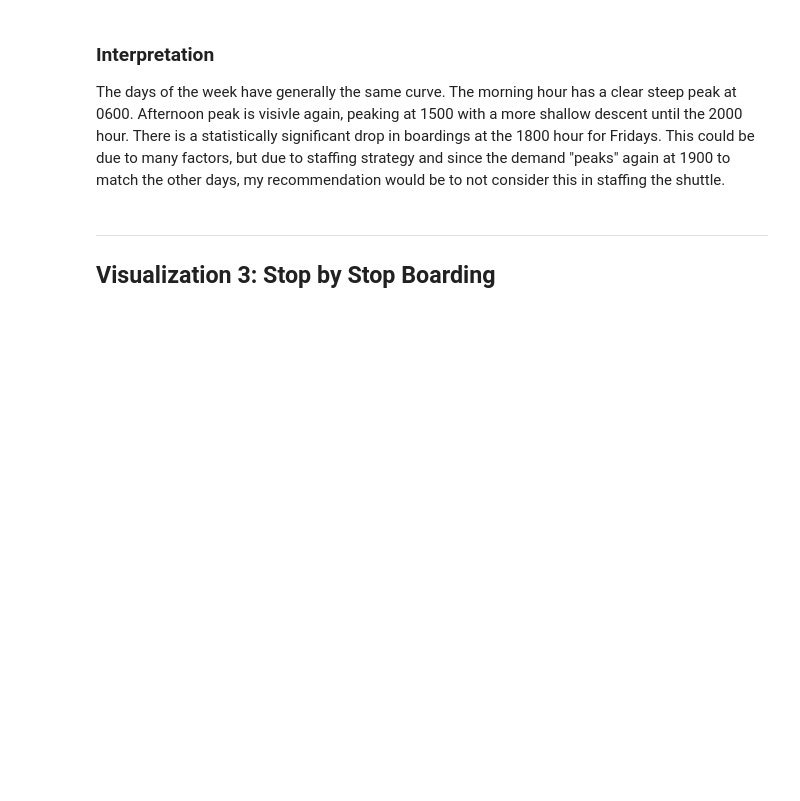
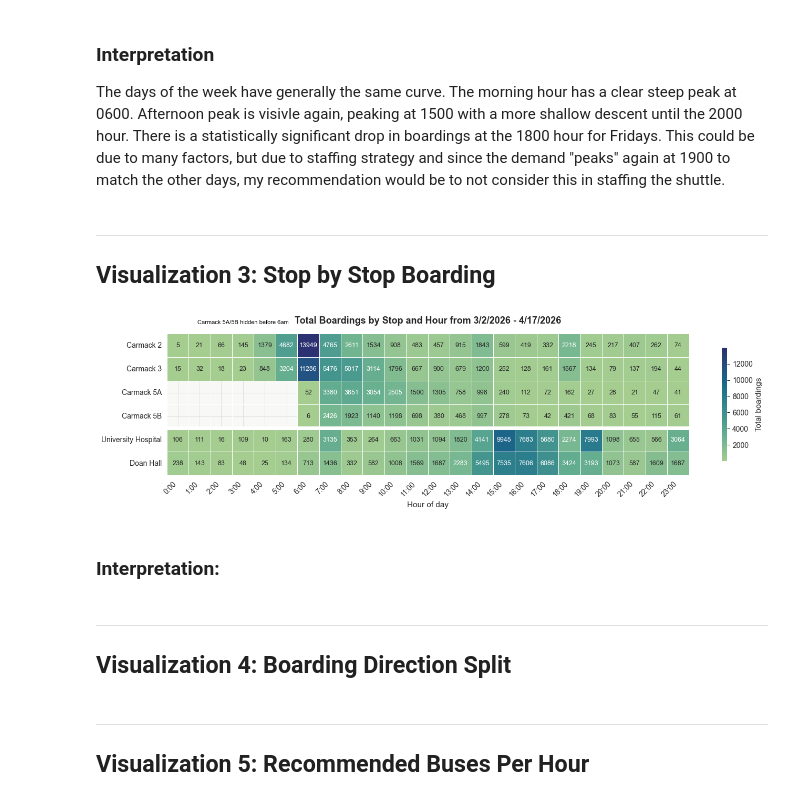
Before and after one commit to morgan1461/WMC-dashboard, a Jupyter notebook: analysis_notebooks/peak_hours.ipynb, the cells around one changed output. Cells and saved outputs as stored; diff of their text form; code cells hidden in the pictures; blank space fills up the shorter version.

Commit message:
Create a stop level heatmap by hour to visualize demand on the med center shuttle

```diff
--- a/analysis_notebooks/peak_hours.ipynb
+++ b/analysis_notebooks/peak_hours.ipynb
@@ -420,3 +420,69 @@ The days of the week have generally the same curve. The morning hour has a clear
 ---
 
 ## Visualization 3: Stop by Stop Boarding
+# %%
+# create a df with hourly boardings by stop
+hourly_by_stop = (
+    mc_df.groupby(['stop_name', 'hour'])['boardings']
+    .sum()
+    .reset_index()
+    .astype({'boardings': float})
+ )
+
+# Hide Carmack 5A/5B cells before 6am in the heatmap
+hide_mask = hourly_by_stop['stop_name'].isin(['Carmack 5A', 'Carmack 5B']) & (hourly_by_stop['hour'] < 6)
+hourly_by_stop.loc[hide_mask, 'boardings'] = np.nan
+
+# order the stops
+stops_order = ['Carmack 2', 'Carmack 3', 'Carmack 5A', 'Carmack 5B', 'University Hospital', 'Doan Hall']
+
+pivot = (
+    hourly_by_stop
+    .pivot(index='stop_name', columns='hour', values='boardings')
+    .reindex(stops_order)
+)
+mask = pivot.isna()
+
+fig, ax = plt.subplots(figsize=(14, 4))
+
+sns.heatmap(
+    pivot,
+    ax=ax,
+    cmap='crest',
+    linewidths=0.4,
+    linecolor='white',
+    annot=True,
+    fmt='.0f',
+    annot_kws={'size': 9},
+    cbar_kws={'label': 'Total boardings', 'shrink': 0.8},
+    mask=mask
+)
+
+# Draw divider between parking and med-center rows
+parking_rows = sum(1 for r in stops_order if 'Carmack' in r and r in hourly_by_stop['stop_name'].unique())
+ax.axhline(y=parking_rows, color='white', linewidth=5)
+
+ax.text(3.5, -0.4, 'Carmack 5A/5B hidden before 6am', ha='center', fontsize=8, color='black', zorder=6)
+
+ax.set_xticklabels([f'{h}:00' for h in pivot.columns], rotation=45, ha='right')
+ax.set_xlabel('Hour of day')
+ax.set_ylabel('')
+ax.set_title('Total Boardings by Stop and Hour from 3/2/2026 - 4/17/2026', pad=14)
+
+plt.tight_layout()
+# plt.savefig('3_hourly_boardings_by_stop.png', dpi=150, bbox_inches='tight')
+plt.show()
+# %% [output]
+[figure, added]
+# %% [markdown]
+### **Interpretation:**
+# %% [markdown]
+
+---
+
+## Visualization 4: Boarding Direction Split
+# %% [markdown]
+
+---
+
+## Visualization 5: Recommended Buses Per Hour
```
Also changed, not shown: parts of 3 cells of this notebook.
